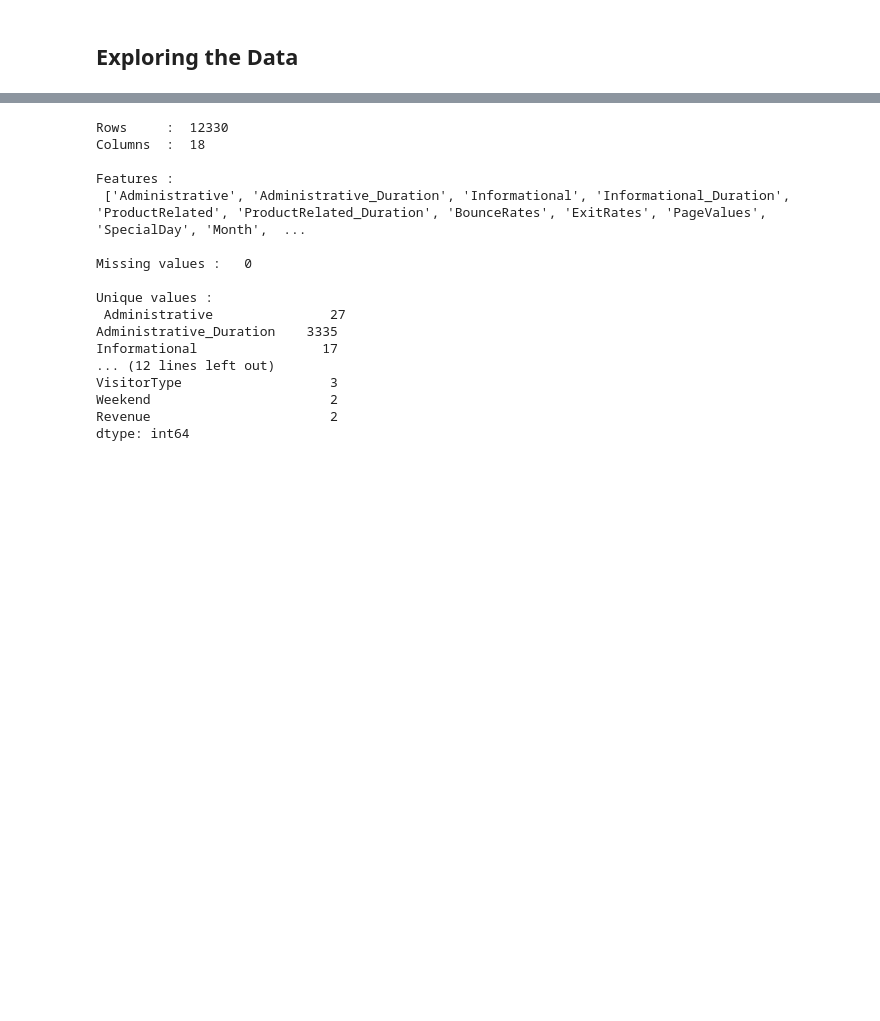
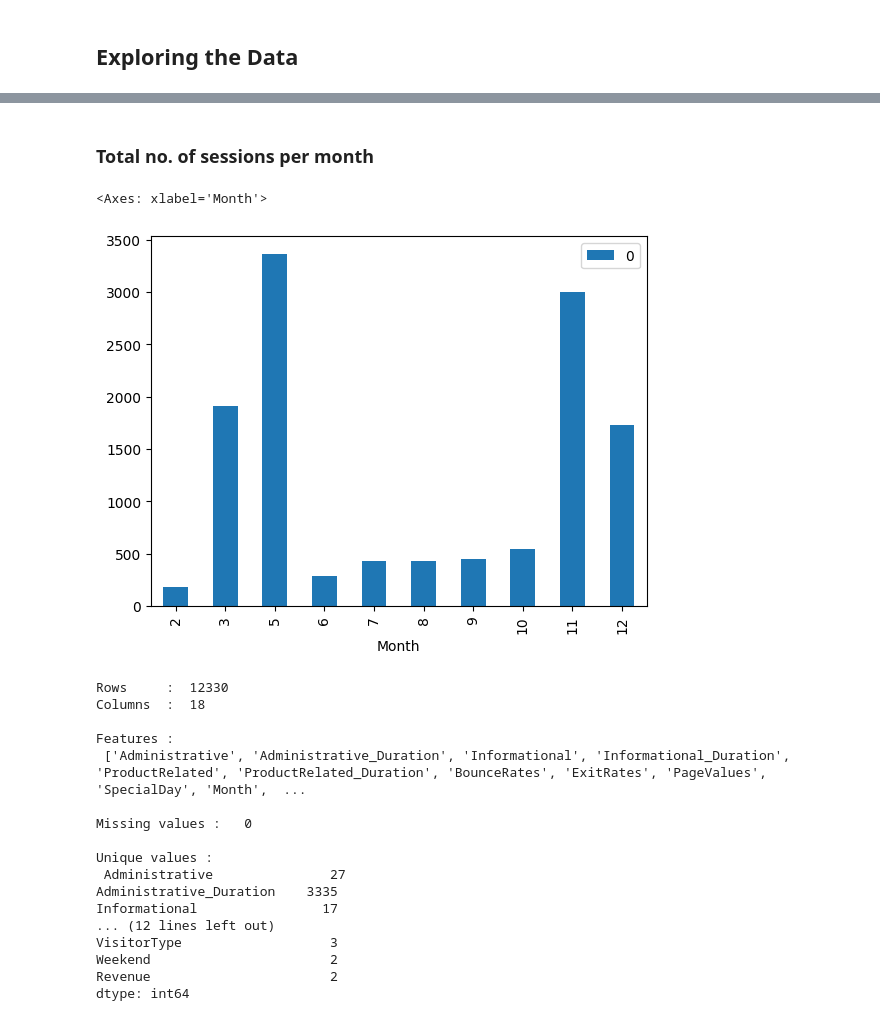
Before and after one commit to Scootablyat/ISCS-Project-Group9, a Jupyter notebook: ISCS-Project.ipynb, the cells around one changed output, grey strips where cells are left out. Cells and saved outputs as stored; diff of their text form; code cells hidden in the pictures; blank space fills up the shorter version.

Commit message:
added a plot and fixed some text

```diff
--- a/ISCS-Project.ipynb
+++ b/ISCS-Project.ipynb
@@ -122,3 +123,12 @@ df_cleaned.head()
+# %% [markdown]
+### Total no. of sessions per month
+# %%
+month = df_cleaned.groupby('Month')[['Month']].value_counts()
+df_month = month.to_frame()
+df_month.plot.bar()
+# %% [output]
+<Axes: xlabel='Month'>
+[figure, added]
 # %%
 print ("Rows     : " ,df_cleaned.shape[0])
 print ("Columns  : " ,df_cleaned.shape[1])
```
Also changed, not shown: parts of 18 cells of this notebook.
